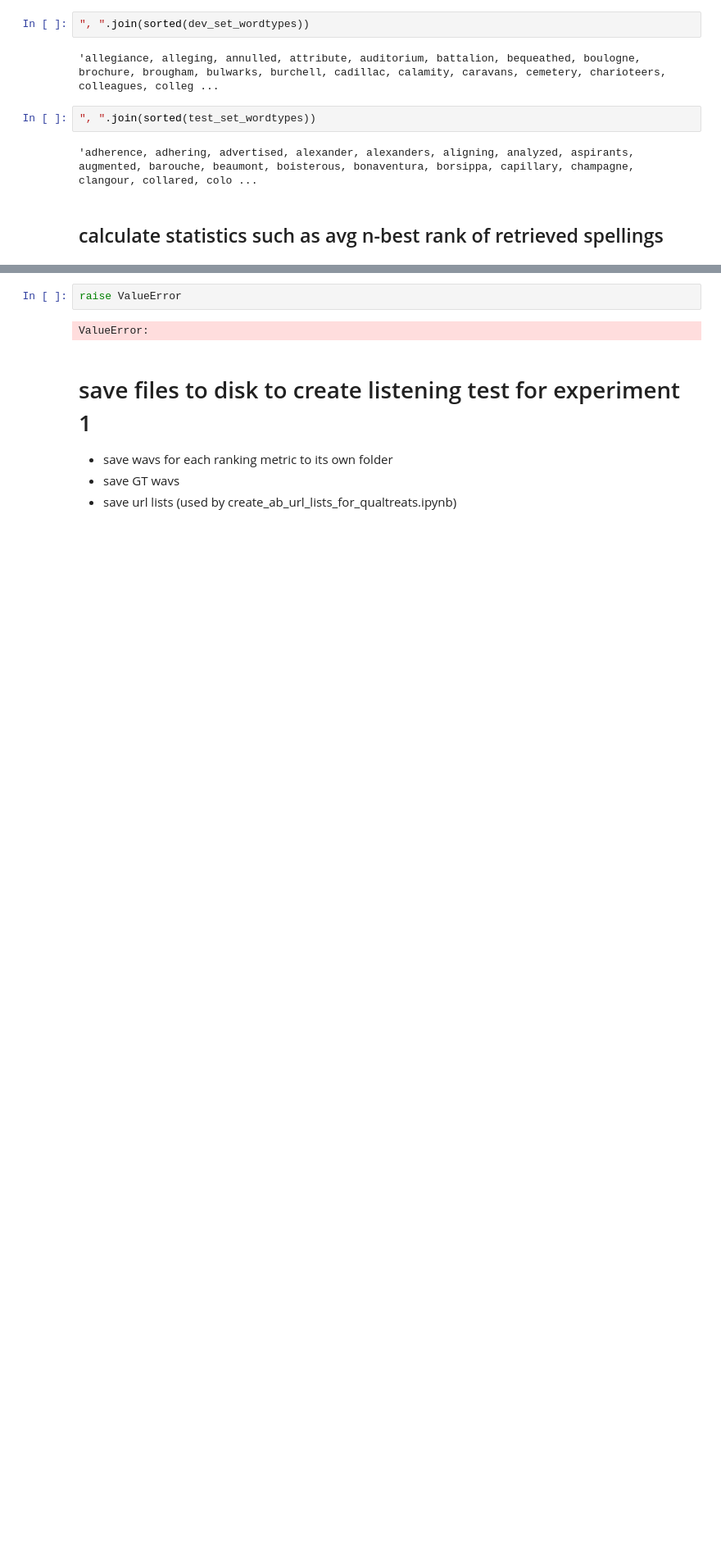
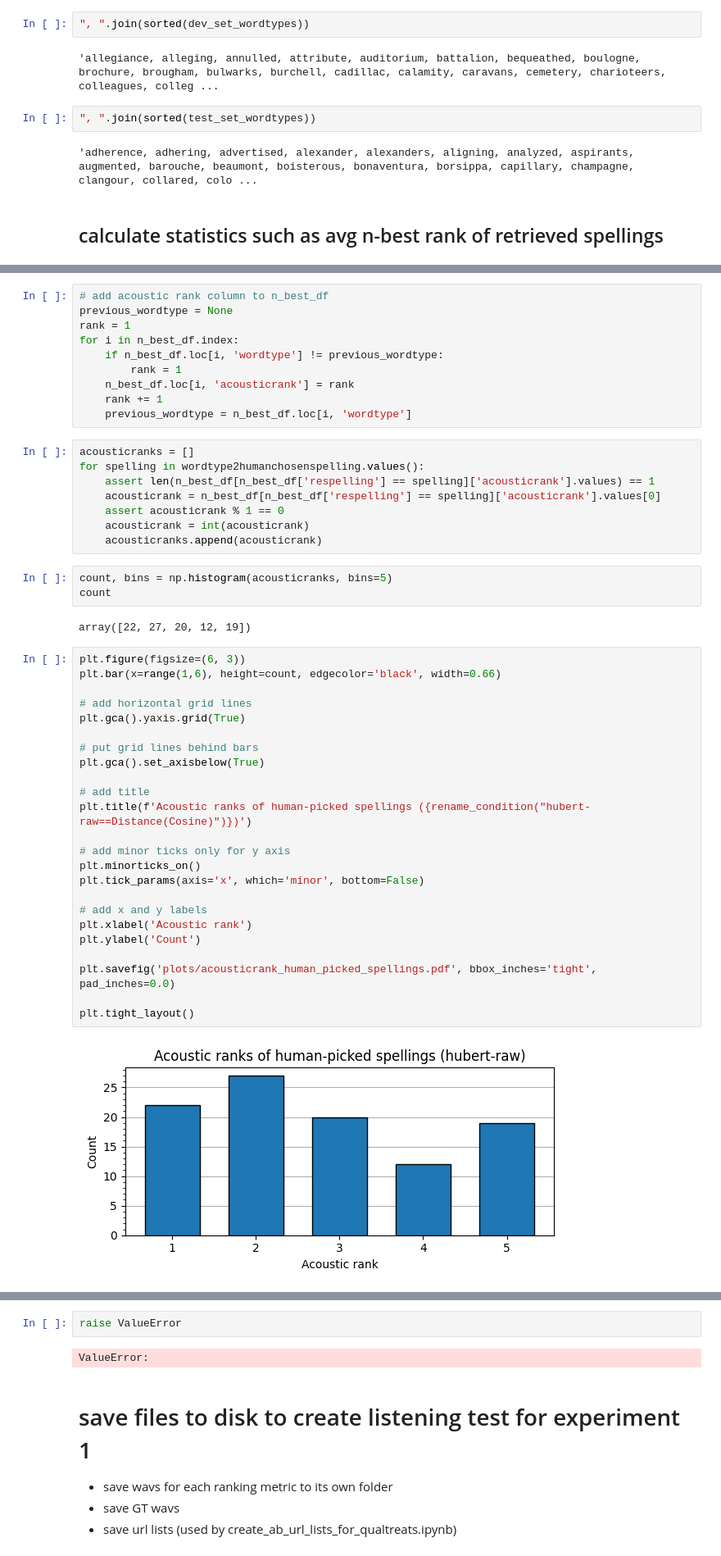
Before and after one commit to jonojace/rlspeller, a Jupyter notebook: analyse_and_display_distances_df.ipynb, the cells around one changed output, grey strips where cells are left out. Shown at 82% size. Saved outputs shown, nothing was run; the diff lists cells and outputs as text; blank space fills up the shorter version.

```diff
--- a/analyse_and_display_distances_df.ipynb
+++ b/analyse_and_display_distances_df.ipynb
@@ -413,0 +539,49 @@ hubert-discrete-centroid==Distance(Cosine)
+# %%
+# add acoustic rank column to n_best_df
+previous_wordtype = None
+rank = 1
+for i in n_best_df.index:
+    if n_best_df.loc[i, 'wordtype'] != previous_wordtype:
+        rank = 1
+    n_best_df.loc[i, 'acousticrank'] = rank
+    rank += 1
+    previous_wordtype = n_best_df.loc[i, 'wordtype']
+# %%
+acousticranks = []
+for spelling in wordtype2humanchosenspelling.values():
+    assert len(n_best_df[n_best_df['respelling'] == spelling]['acousticrank'].values) == 1
+    acousticrank = n_best_df[n_best_df['respelling'] == spelling]['acousticrank'].values[0]
+    assert acousticrank % 1 == 0
+    acousticrank = int(acousticrank)
+    acousticranks.append(acousticrank)
+# %%
+count, bins = np.histogram(acousticranks, bins=5)
+count
+# %% [output]
+array([22, 27, 20, 12, 19])
+# %%
+plt.figure(figsize=(6, 3))
+plt.bar(x=range(1,6), height=count, edgecolor='black', width=0.66)
+
+# add horizontal grid lines
+plt.gca().yaxis.grid(True)
+
+# put grid lines behind bars
+plt.gca().set_axisbelow(True)
+
+# add title
+plt.title(f'Acoustic ranks of human-picked spellings ({rename_condition("hubert-raw==Distance(Cosine)")})')
+
+# add minor ticks only for y axis
+plt.minorticks_on()
+plt.tick_params(axis='x', which='minor', bottom=False)
+
+# add x and y labels
+plt.xlabel('Acoustic rank')
+plt.ylabel('Count')
+
+plt.savefig('plots/acousticrank_human_picked_spellings.pdf', bbox_inches='tight', pad_inches=0.0)
+
+plt.tight_layout()
+# %% [output]
+[figure, added]
```
Also changed, not shown: parts of 13 cells of this notebook, 7 other files.
